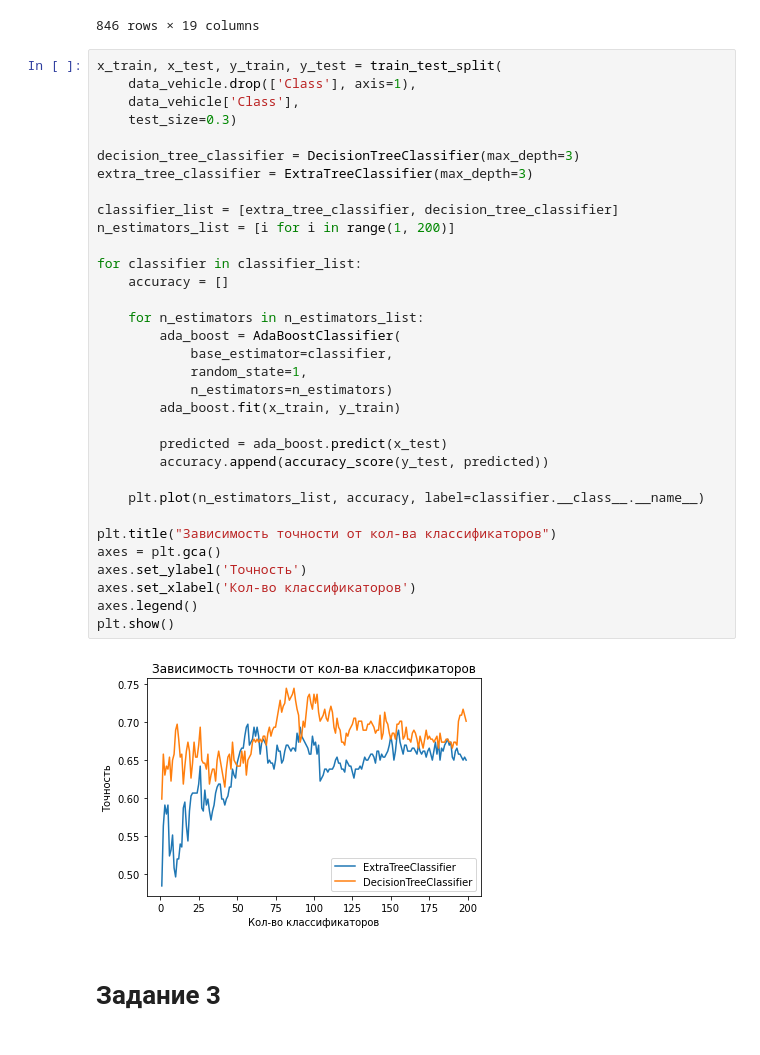
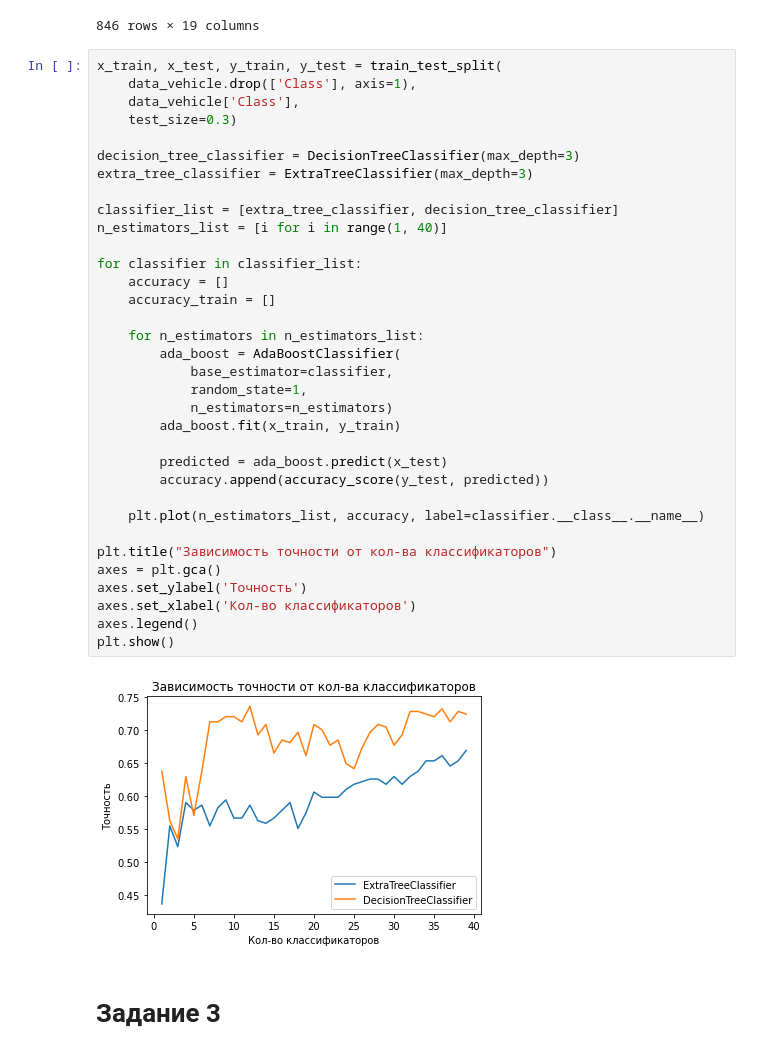
Before and after one commit to dumaevrinat/machine_learning_labs, a Jupyter notebook: Lab 4 Ensemble.ipynb, the cells around one changed output. Cells and saved outputs as stored; diff of their text form.

```diff
--- a/Lab 4 Ensemble.ipynb
+++ b/Lab 4 Ensemble.ipynb
@@ -101,35 +101,36 @@ x_train, x_test, y_train, y_test = train_test_split(
     data_vehicle['Class'],
     test_size=0.3)
 
 decision_tree_classifier = DecisionTreeClassifier(max_depth=3)
 extra_tree_classifier = ExtraTreeClassifier(max_depth=3)
 
 classifier_list = [extra_tree_classifier, decision_tree_classifier]
-n_estimators_list = [i for i in range(1, 200)]
+n_estimators_list = [i for i in range(1, 40)]
 
 for classifier in classifier_list:
     accuracy = []
+    accuracy_train = []
 
     for n_estimators in n_estimators_list:
         ada_boost = AdaBoostClassifier(
             base_estimator=classifier,
             random_state=1,
             n_estimators=n_estimators)
         ada_boost.fit(x_train, y_train)
 
         predicted = ada_boost.predict(x_test)
         accuracy.append(accuracy_score(y_test, predicted))
 
     plt.plot(n_estimators_list, accuracy, label=classifier.__class__.__name__)
 
 plt.title("Зависимость точности от кол-ва классификаторов")
 axes = plt.gca()
 axes.set_ylabel('Точность')
 axes.set_xlabel('Кол-во классификаторов')
 axes.legend()
 plt.show()
 # %% [output]
-[figure, old version]
+[figure, new version]
 # %% [markdown]
 # Задание 3
 # %% [markdown]
```
Also changed, not shown: parts of 2 cells of this notebook, 10 other files.
